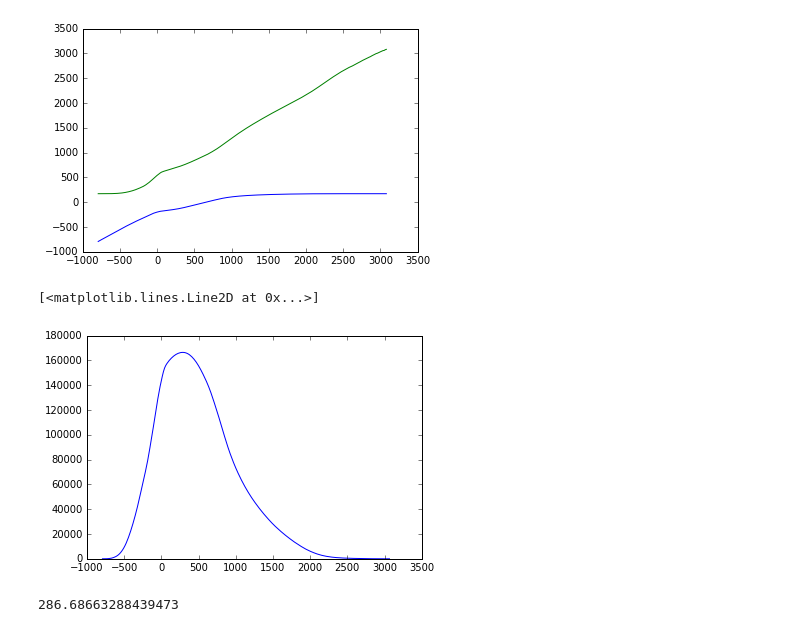
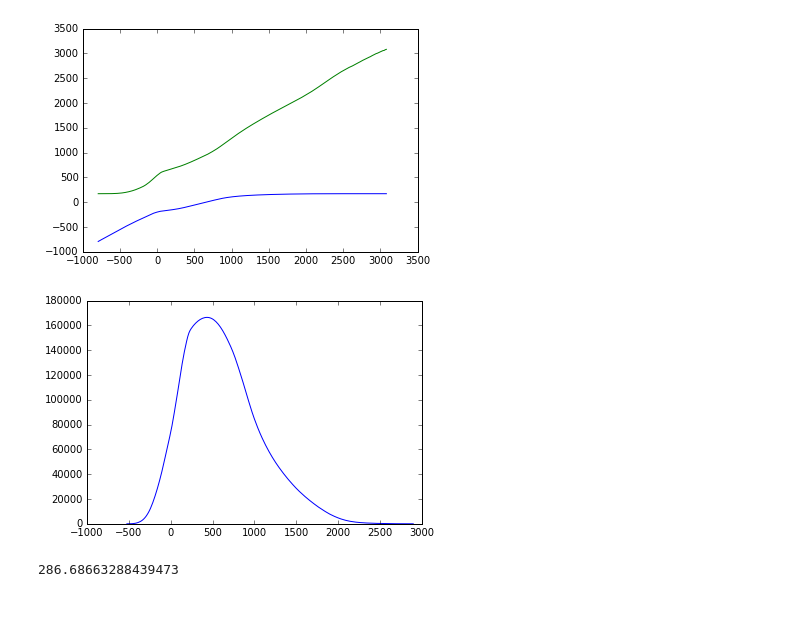
Before and after one commit to neurohackweek/image-processing, a Jupyter notebook: code/segmentation.ipynb, the cells around one changed output. Drawn from its saved outputs; the diff is of its cells as text; code cells hidden in the pictures.

Commit message:
Clarify the math a tiny bit, add a figure.

```diff
--- a/code/segmentation.ipynb
+++ b/code/segmentation.ipynb
@@ -92,11 +92,12 @@ ax.plot(bin_centers, mean2)
 # The last value of `weight1`/`mean1` should pair with zero values in
 # `weight2`/`mean2`, which do not exist.
 variance12 = weight1[:-1] * weight2[1:] * (mean1[:-1] - mean2[1:]) ** 2
-# %%
-plt.plot(bin_centers[:-1] ,variance12)
-# %% [output]
-[<matplotlib.lines.Line2D at 0x...>]
-[figure, removed]
+# %%
+fig, ax = plt.subplots(1)
+ax.plot(bin_centers[:-1], variance12)
+fig.savefig('../fig/segmentation02_b.png')
+# %% [output]
+[figure, added]
 # %%
 idx = np.argmax(variance12)
 threshold = bin_centers[:-1][idx]
```
Also changed, not shown: parts of 5 cells of this notebook, 5 other files.
